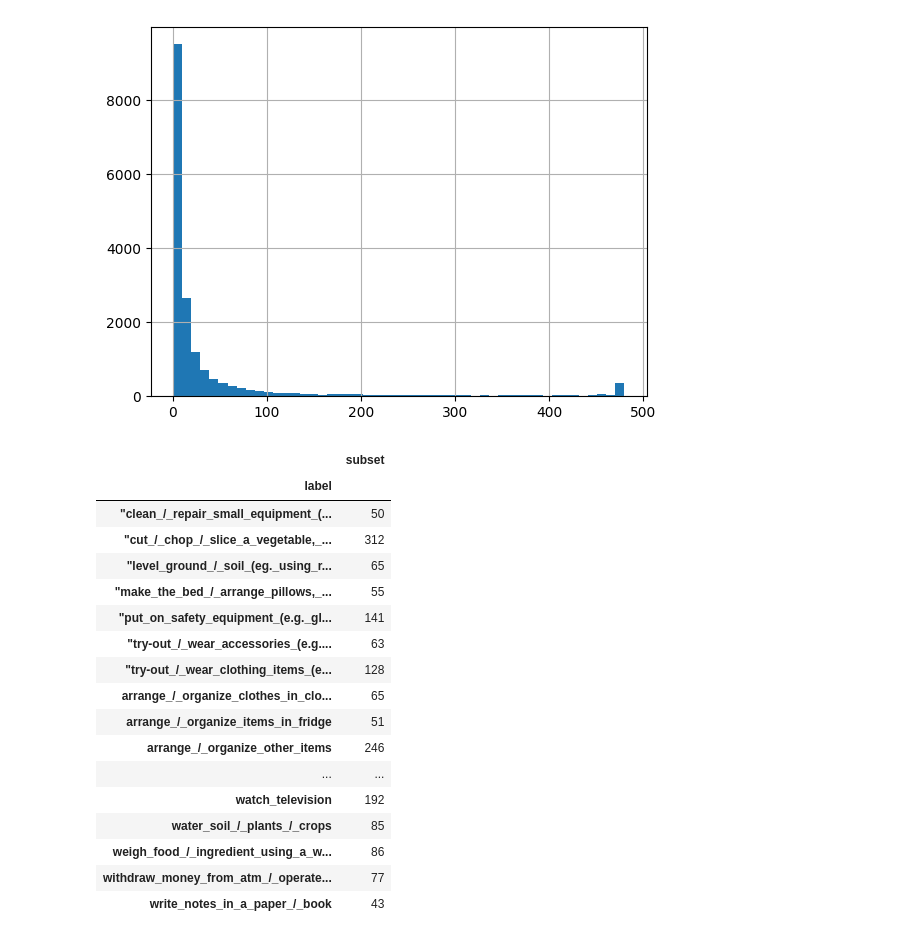
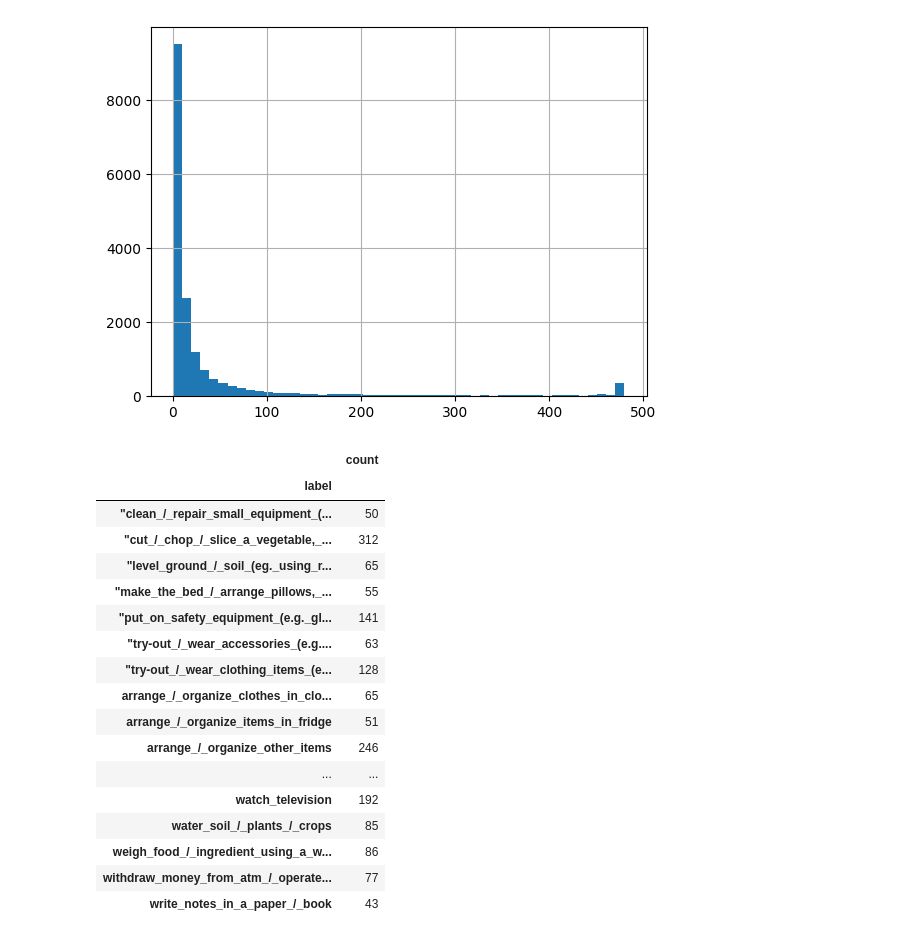
Before and after one commit to ardarslan/egocentric-video-understanding, a Jupyter notebook: scripts/03_analyze_data/check_annotation_distribution.ipynb, the cells around one changed output. Saved outputs shown, nothing was run; the diff lists cells and outputs as text; code cells hidden in the pictures.

```diff
--- a/scripts/03_analyze_data/check_annotation_distribution.ipynb
+++ b/scripts/03_analyze_data/check_annotation_distribution.ipynb
@@ -21,11 +21,11 @@ for clip_id, clip_info in annotation_dict.items():
     subset = clip_info["subset"]
     if subset in ["train", "val"]:
         for annotation in clip_info["annotations"]:
-            annotations_data.append((subset, annotation["label"], video_id, clip_id, clip_duration, fps, annotation["segment"][1] - annotation["segment"][0]))
+            annotations_data.append((subset, annotation["label"], video_id, clip_id, clip_duration, fps, annotation["segment"][1] - annotation["segment"][0], annotation["segment"][0], annotation["segment"][1]))
     else:
         annotations_data.append((subset, np.NaN, video_id, clip_id, clip_duration, fps, np.NaN))
 
-annotations_df = pd.DataFrame(data=annotations_data, columns=["subset", "label", "video_id", "clip_id", "clip_duration", "fps", "label_duration"])
+annotations_df = pd.DataFrame(data=annotations_data, columns=["subset", "label", "video_id", "clip_id", "clip_duration", "fps", "label_duration", "label_start_time", "label_end_time"])
 # %% [markdown]
 # FPS Histogram
 # %%
@@ -73,9 +73,9 @@ annotations_df["label_duration"].hist(bins=50)
 [figure]
 # %%
 with pd.option_context('display.max_rows', None, 'display.max_columns', None):
-    display(annotations_df.groupby("label").agg({"subset": "count"}))
+    display(annotations_df.groupby("label").agg({"subset": "count"}).rename(columns={"subset": "count"}))
 # %% [output]
-|  | subset |
+|  | count |
 | label |  |
 | "clean_/_repair_small_equipment_(... | 50 |
 | "cut_/_chop_/_slice_a_vegetable,_... | 312 |
```
Also changed, not shown: parts of 1 cell of this notebook, 1 other file.
